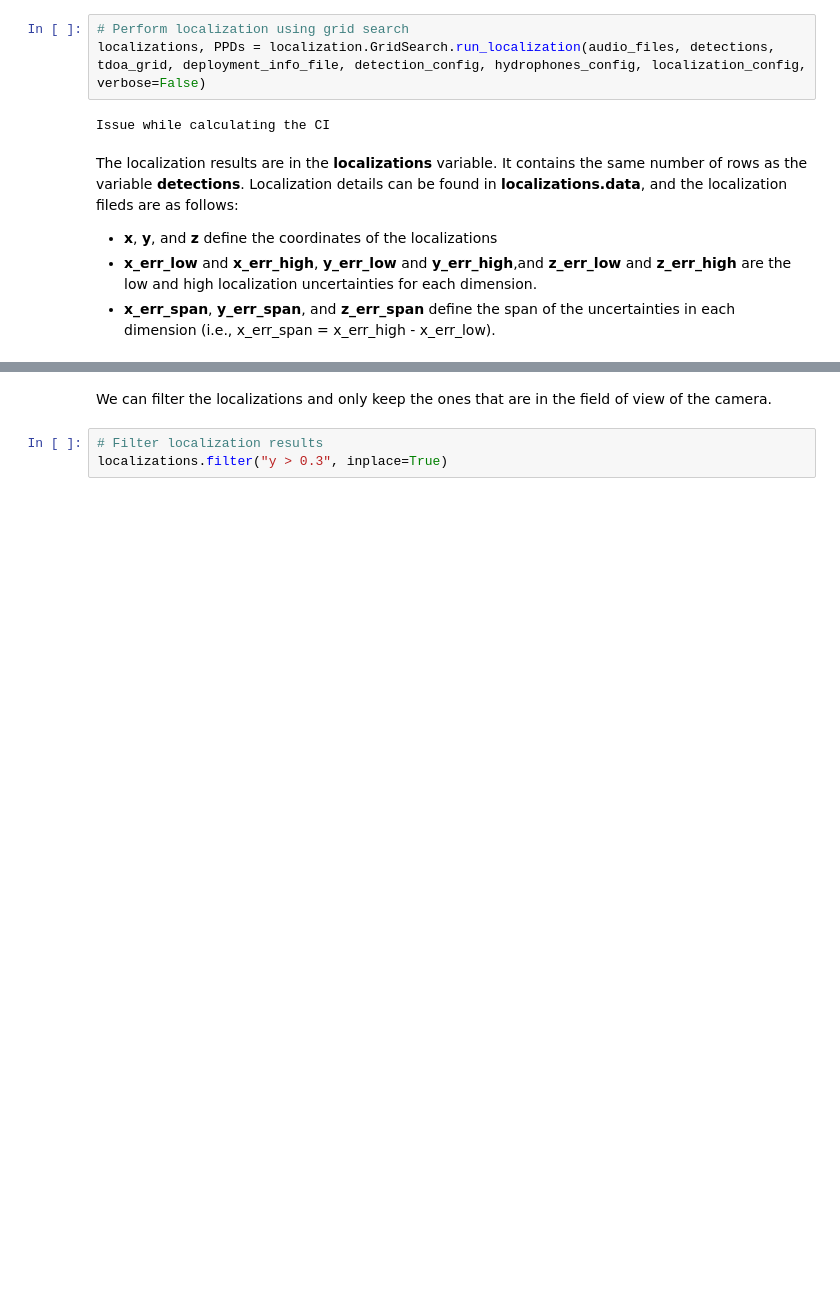
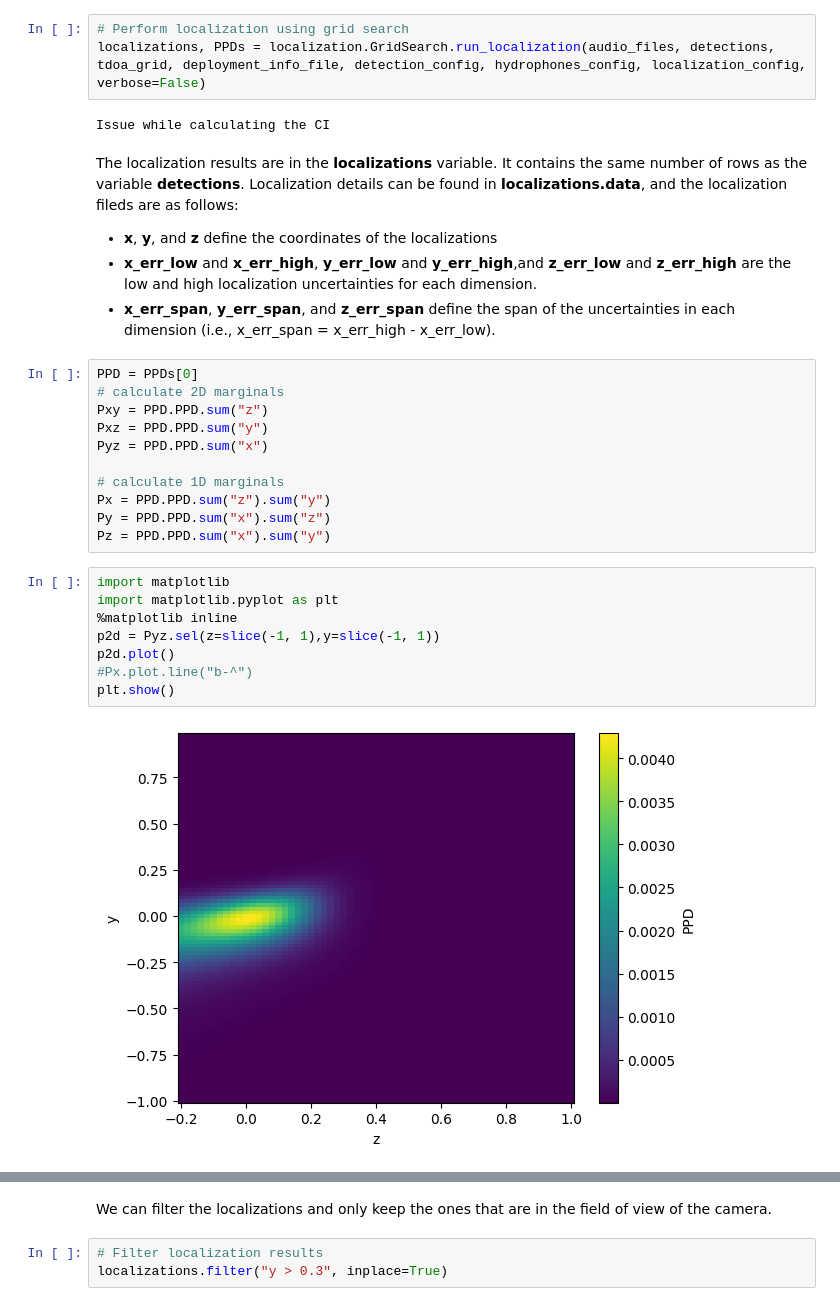
Before and after one commit to xaviermouy/XAV-arrays, a Jupyter notebook: localization/Localization_non-linear_inversion.ipynb, the cells around one changed output, grey strips where cells are left out. Drawn from its saved outputs; the diff is of its cells as text; blank space fills up the shorter version.

```diff
--- a/localization/Localization_non-linear_inversion.ipynb
+++ b/localization/Localization_non-linear_inversion.ipynb
@@ -299,3 +299,24 @@ The localization results are in the **localizations** variable. It contains the
 * **x**, **y**, and **z** define the coordinates of the localizations
 * **x_err_low** and **x_err_high**, **y_err_low** and **y_err_high**,and **z_err_low** and **z_err_high** are the low and high localization uncertainties for each dimension.
 * **x_err_span**, **y_err_span**, and **z_err_span** define the span of the uncertainties in each dimension (i.e., x_err_span = x_err_high - x_err_low).
+# %%
+PPD = PPDs[0]
+# calculate 2D marginals
+Pxy = PPD.PPD.sum("z")
+Pxz = PPD.PPD.sum("y")
+Pyz = PPD.PPD.sum("x")
+
+# calculate 1D marginals
+Px = PPD.PPD.sum("z").sum("y")
+Py = PPD.PPD.sum("x").sum("z")
+Pz = PPD.PPD.sum("x").sum("y")
+# %%
+import matplotlib
+import matplotlib.pyplot as plt
+%matplotlib inline
+p2d = Pyz.sel(z=slice(-1, 1),y=slice(-1, 1))
+p2d.plot()
+#Px.plot.line("b-^")
+plt.show()
+# %% [output]
+[figure, added]
```
Also changed, not shown: parts of 7 cells of this notebook, 7 other files.
